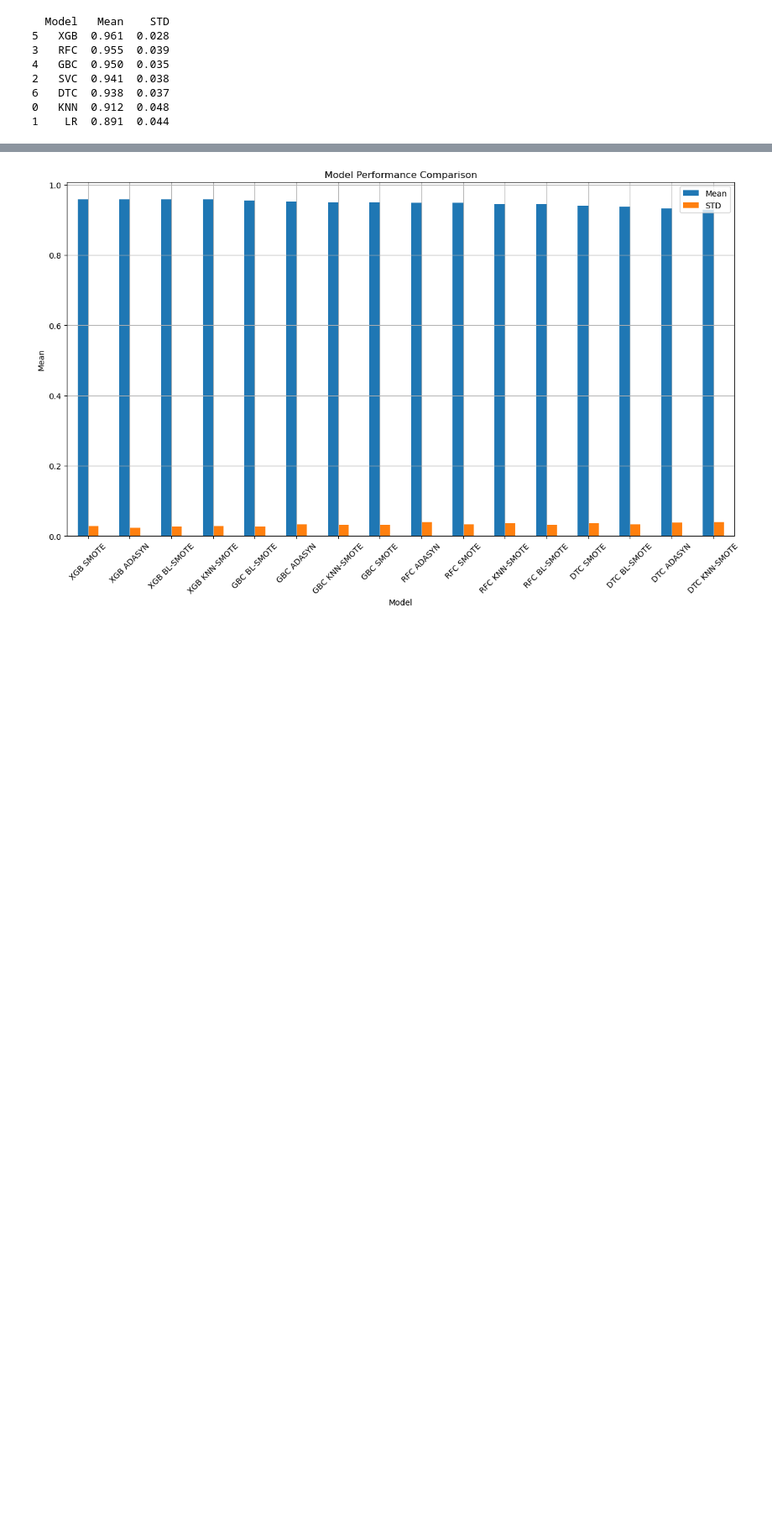
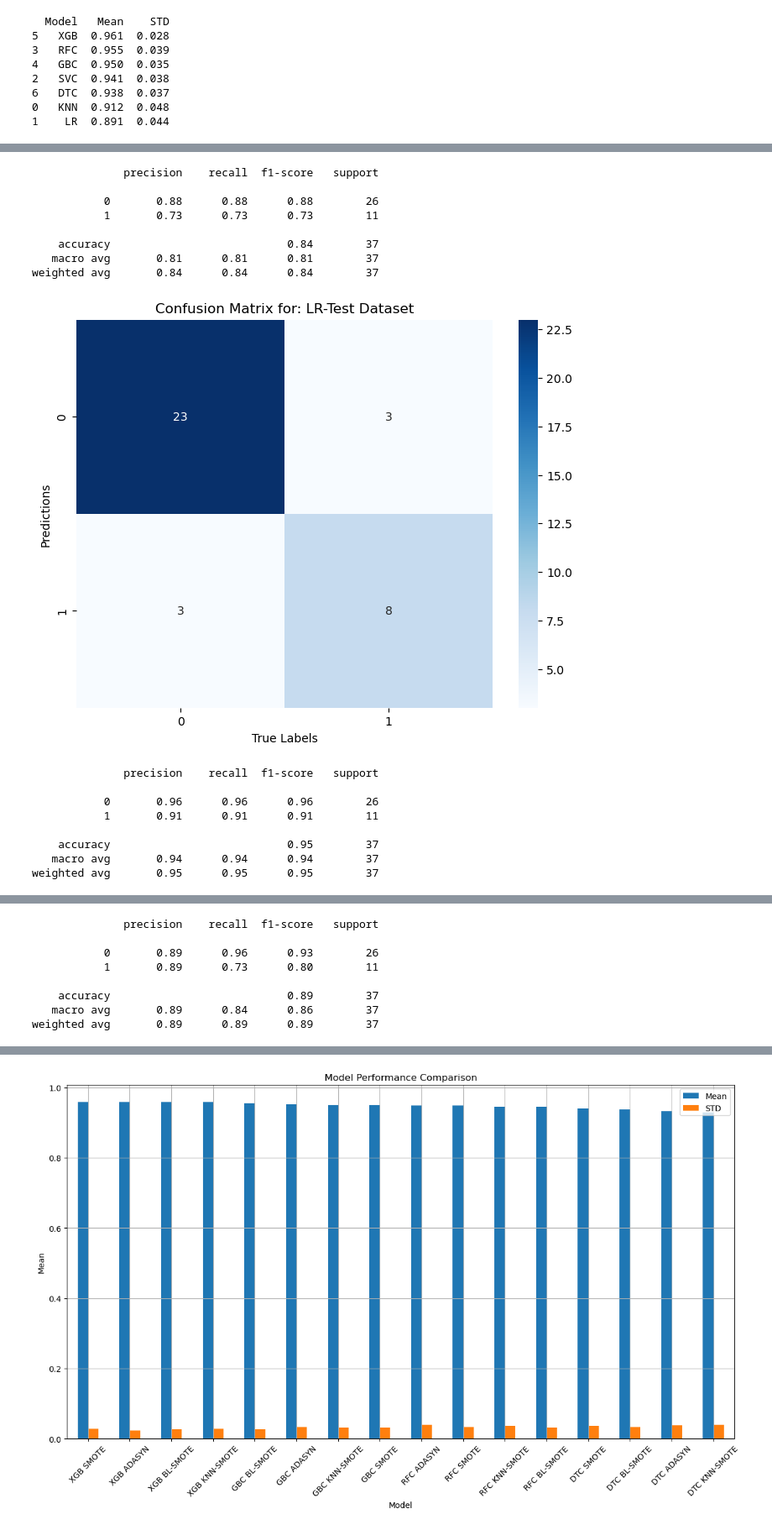
Before and after one commit to MaukanMir/Thyroid-Cancer-Classification, a Jupyter notebook: training.ipynb, the cells around one changed output, grey strips where cells are left out. Shown at 84% size. Cells and saved outputs as stored; diff of their text form; code cells hidden in the pictures; blank space fills up the shorter version.

```diff
--- a/training.ipynb
+++ b/training.ipynb
@@ -357,0 +417,23 @@ test_selected_models(preprocessor, models, model_names, X, y)
+# %%
+model_names = ["LR", "SVC", "KNN"]
+models = grab_selected_models(model_names)
+
+test_predictions(preprocessor, model_names, models, X, y)
+# %% [output]
+              precision    recall  f1-score   support
+
+           0       0.88      0.88      0.88        26
+           1       0.73      0.73      0.73        11
+
+    accuracy                           0.84        37
+   macro avg       0.81      0.81      0.81        37
+weighted avg       0.84      0.84      0.84        37
+[figure, added]
+              precision    recall  f1-score   support
+
+           0       0.96      0.96      0.96        26
+           1       0.91      0.91      0.91        11
+
+    accuracy                           0.95        37
+   macro avg       0.94      0.94      0.94        37
+weighted avg       0.95      0.95      0.95        37
@@ -357,0 +441,8 @@ test_selected_models(preprocessor, models, model_names, X, y)
+              precision    recall  f1-score   support
+
+           0       0.89      0.96      0.93        26
+           1       0.89      0.73      0.80        11
+
+    accuracy                           0.89        37
+   macro avg       0.89      0.84      0.86        37
+weighted avg       0.89      0.89      0.89        37
```
Also changed, not shown: parts of 4 cells of this notebook.
